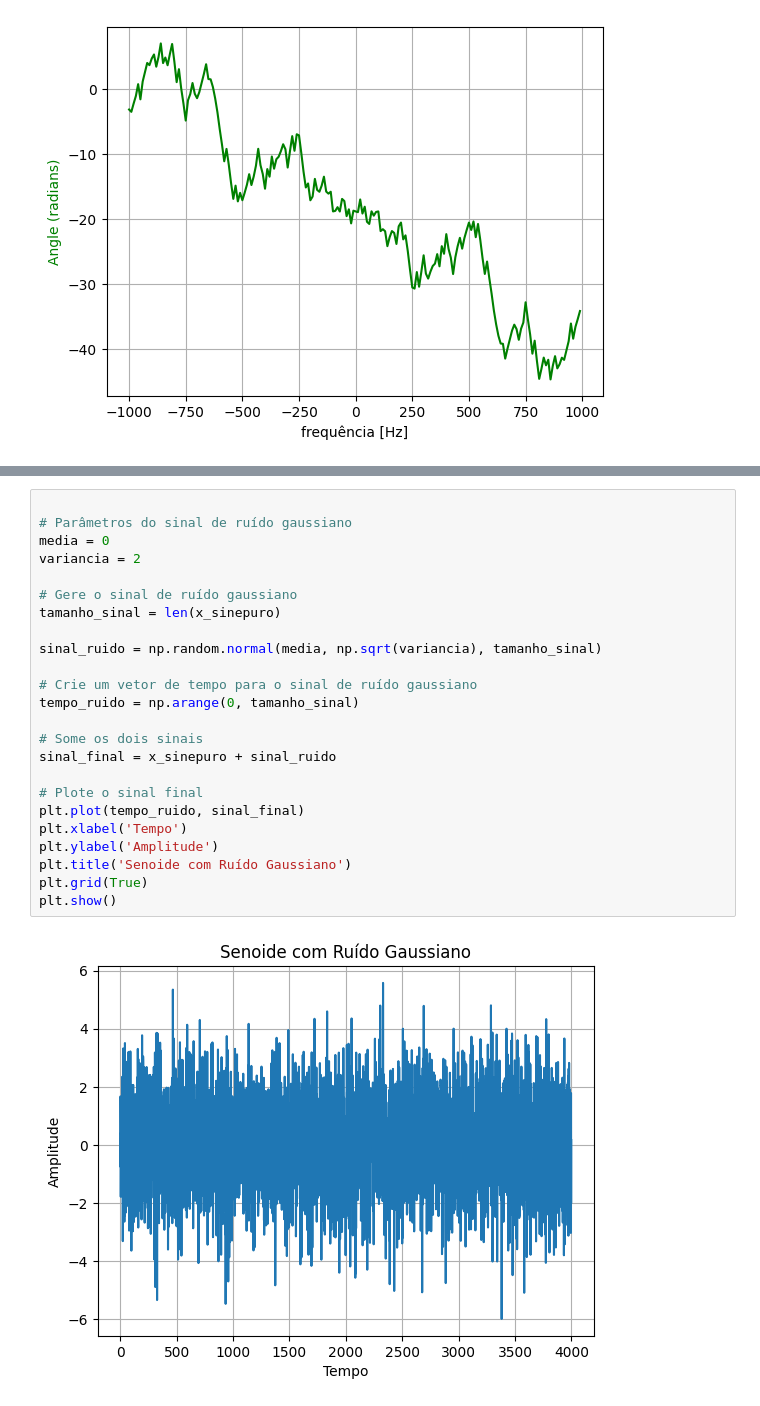
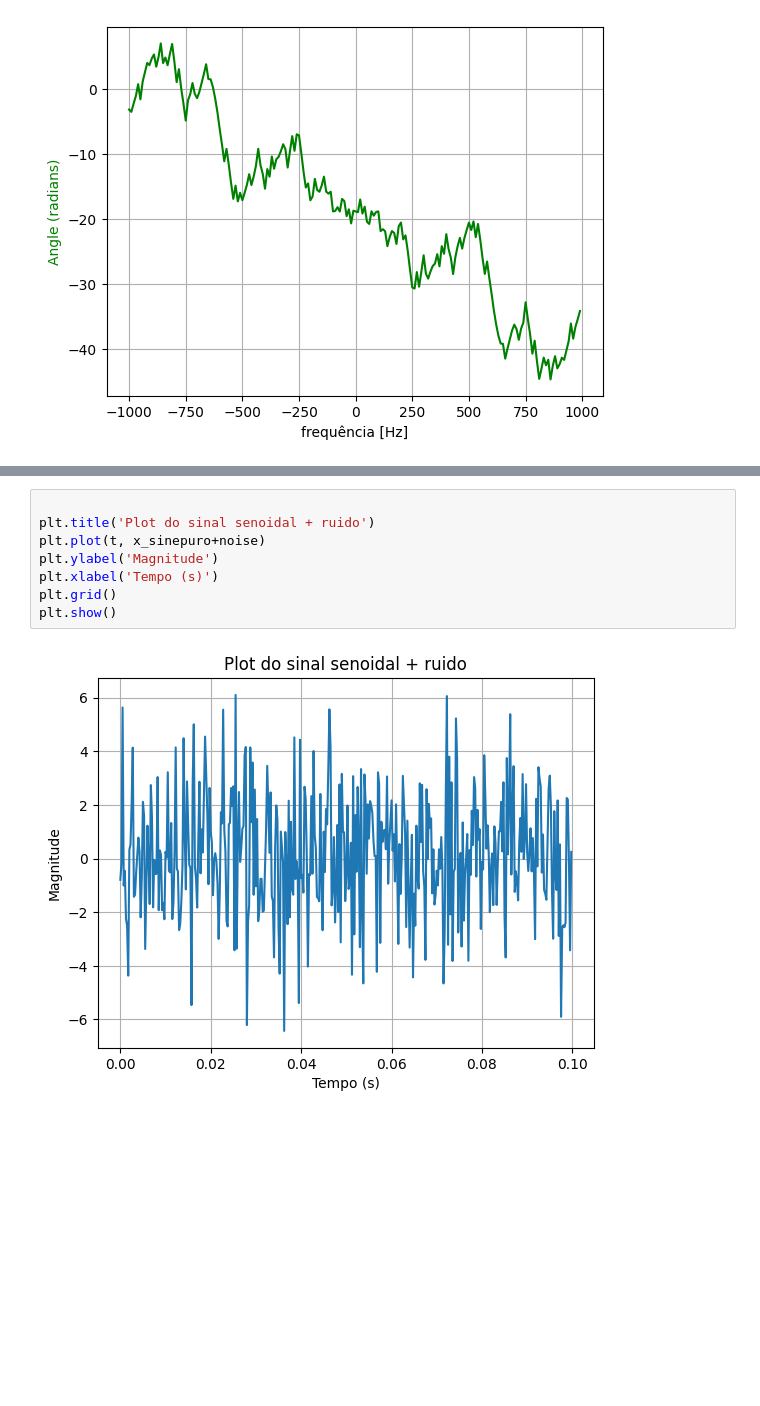
Before and after one commit to MatheusrCunha/PDS_1, a Jupyter notebook: Filtros_e_DFT_(1a_parte)_novo_matheus.ipynb, the cells around one changed output, grey strips where cells are left out. Drawn from its saved outputs; the diff is of its cells as text; blank space fills up the shorter version.

```diff
--- a/Filtros_e_DFT_(1a_parte)_novo_matheus.ipynb
+++ b/Filtros_e_DFT_(1a_parte)_novo_matheus.ipynb
@@ -215,32 +216,16 @@ plt.plot(t, x_sinepuro)
 # %% [output]
 [<matplotlib.lines.Line2D at 0x...>]
 [figure]
-# %%
-
-# Parâmetros do sinal de ruído gaussiano
-media = 0
-variancia = 2
-
-# Gere o sinal de ruído gaussiano
-tamanho_sinal = len(x_sinepuro)
-
-sinal_ruido = np.random.normal(media, np.sqrt(variancia), tamanho_sinal)
-
-# Crie um vetor de tempo para o sinal de ruído gaussiano
-tempo_ruido = np.arange(0, tamanho_sinal)
-
-# Some os dois sinais
-sinal_final = x_sinepuro + sinal_ruido
-
-# Plote o sinal final
-plt.plot(tempo_ruido, sinal_final)
-plt.xlabel('Tempo')
-plt.ylabel('Amplitude')
-plt.title('Senoide com Ruído Gaussiano')
-plt.grid(True)
-plt.show()
-# %% [output]
-[figure, removed]
+# %%
+
+plt.title('Plot do sinal senoidal + ruido')
+plt.plot(t, x_sinepuro+noise)
+plt.ylabel('Magnitude')
+plt.xlabel('Tempo (s)')
+plt.grid()
+plt.show()
+# %% [output]
+[figure, added]
 # %%
 b, a = signal.cheby2(5, 20, [480, 520], btype='bandpass', fs=Fs)
 w, h = signal.freqz(b, a, fs=Fs)
```
Also changed, not shown: parts of 7 cells of this notebook.
